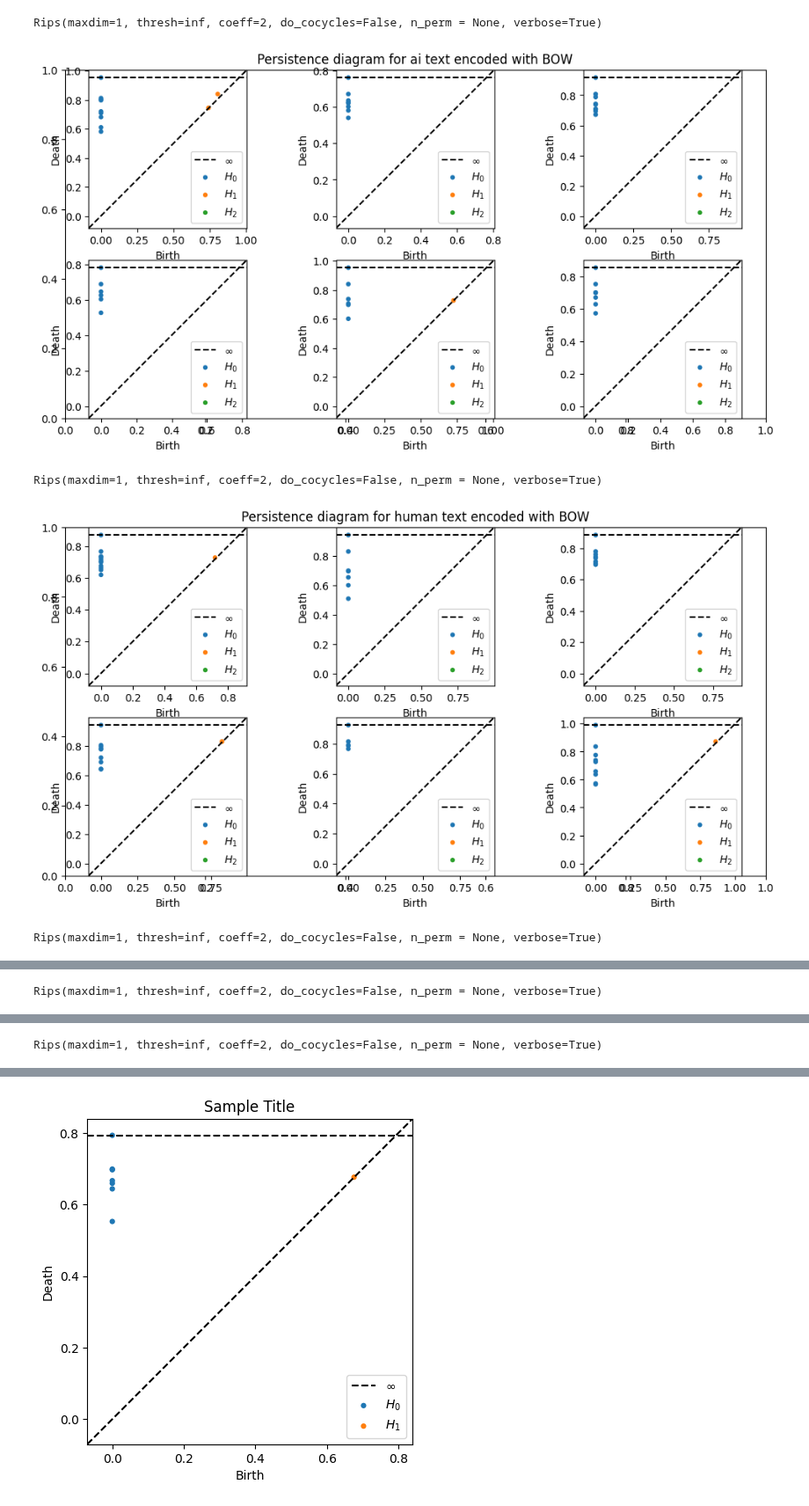
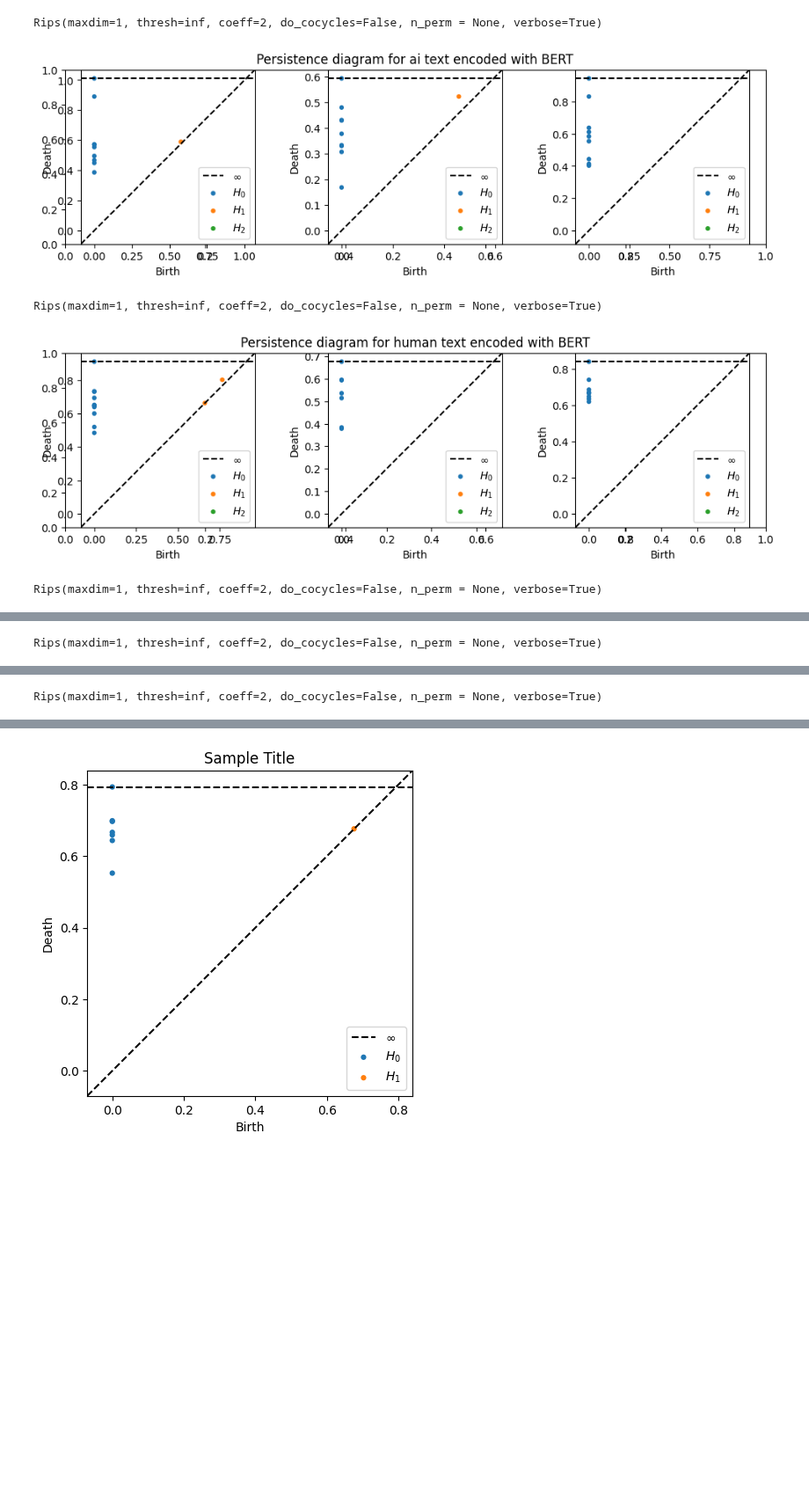
Before and after one commit to aguilin1/tda_ai_text_generation, a Jupyter notebook: tda_ai_text_detection.ipynb, the cells around one changed output, grey strips where cells are left out. Shown at 88% size. Cells and saved outputs as stored; diff of their text form; code cells hidden in the pictures; blank space fills up the shorter version.

Commit message:
Implement modified time skeleton

```diff
--- a/tda_ai_text_detection.ipynb
+++ b/tda_ai_text_detection.ipynb
@@ -116,64 +124,72 @@ def load_cached_embeddings(abstract_type, embedding_type):
   return batch_sentences, batch_embeddings
 
 
-def run_evaluation(abstract_type, embedding_type):
+def run_evaluation(abstract_type, embedding_type, time_skeleton = False):
   _, batch_embeddings = load_cached_embeddings(abstract_type, embedding_type)
 
   rips = Rips()
   bert_diagrams = []
-  plt.figure(figsize=(12,6))
-  plt.title("Persistence diagram for {} text encoded with {}".format(abstract_type, embedding_type.upper()))
+  plt.figure(figsize=(12,3))
+  title = "Persistence diagram for {} text encoded with {}".format(abstract_type, embedding_type.upper())
+  if time_skeleton:
+    title += " with time skeleton"
+  plt.title(title)
   subplot = 1
-  for i, embeddings in enumerate(batch_embeddings[0:6]):
-    distances = angular_distance_matrix(embeddings)
+  for i, embeddings in enumerate(batch_embeddings[0:3]):
+    distances = angular_distance_matrix(embeddings, time_skeleton)
     diagram = ripserFiltration(distances)
     bert_diagrams.append(diagram)
 
-    plt.subplot(2,3,subplot)
+    plt.subplot(1,3,subplot)
     subplot += 1
     rips.plot(diagram, show=False)
 
 
   plt.show()
 
 
-def run_mixed_encoding_evaluation(abstract_type, alpha, n):
+def run_mixed_encoding_evaluation(abstract_type, alpha, n, time_skeleton = False):
   _, batch_bow_embeddings = load_cached_embeddings(abstract_type, 'bow')
   _, batch_bert_embeddings = load_cached_embeddings(abstract_type, 'bert')
   if alpha < 0.0 and alpha > 1.0:
     raise ValueError("alpha must be between 0 and 1")
 
   rips = Rips()
   bert_diagrams = []
-  plt.figure(figsize=(12,6))
-  plt.title("Persistence diagrams for {} mixed encoding with alpha={}".format(abstract_type, alpha))
+  plt.figure(figsize=(12,3))
+  title = "Persistence diagrams for {} mixed encoding with alpha={}".format(abstract_type, alpha)
+  if time_skeleton:
+    title += " with time skeleton"
+  plt.title(title)
   subplot = 1
   for i in range(n):
-    distances = mixed_distance_matrix(batch_bow_embeddings[i], batch_bert_embeddings[i], alpha)
+    distances = mixed_distance_matrix(batch_bow_embeddings[i], batch_bert_embeddings[i], alpha, time_skeleton)
     diagram = ripserFiltration(distances)
     bert_diagrams.append(diagram)
 
-    plt.subplot(2,3,subplot)
+    plt.subplot(1,3,subplot)
     subplot += 1
     rips.plot(diagram, show=False)
 
 
   plt.show()
   return distances
 
-run_evaluation('ai', 'bow')
-run_evaluation('human', 'bow')
+# run_evaluation('ai', 'bow')
+# run_evaluation('ai', 'bow', True)
+# run_evaluation('human', 'bow')
+# run_evaluation('human', 'bow', True)
 
 run_evaluation('ai', 'bert')
 run_evaluation('human', 'bert')
 
-tempOutput = run_mixed_encoding_evaluation('ai', 0.5, 6)
-tempOutput2 = run_mixed_encoding_evaluation('ai', 0.2, 6)
-run_mixed_encoding_evaluation('human', 0.5, 6)
-run_mixed_encoding_evaluation('human', 0.2, 6)
+run_mixed_encoding_evaluation('ai', 0.5, 3, True)
+run_mixed_encoding_evaluation('ai', 0.5, 3)
+run_mixed_encoding_evaluation('human', 0.5, 3, True)
+run_mixed_encoding_evaluation('human', 0.5, 3)
 # %% [output]
 Rips(maxdim=1, thresh=inf, coeff=2, do_cocycles=False, n_perm = None, verbose=True)
-[figure, old version]
+[figure, new version]
 Rips(maxdim=1, thresh=inf, coeff=2, do_cocycles=False, n_perm = None, verbose=True)
-[figure, old version]
+[figure, new version]
 Rips(maxdim=1, thresh=inf, coeff=2, do_cocycles=False, n_perm = None, verbose=True)
```
Also changed, not shown: parts of 3 cells of this notebook.
